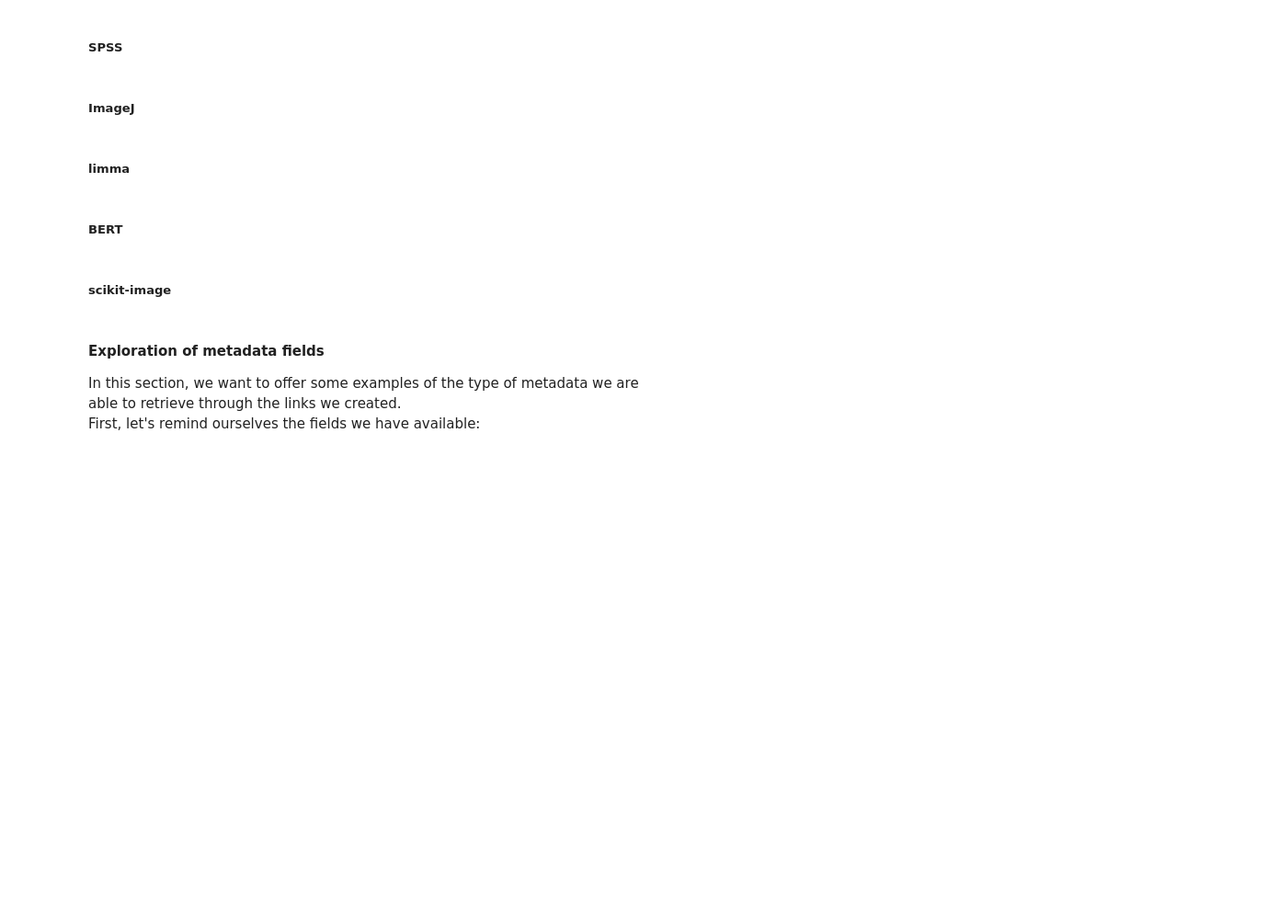
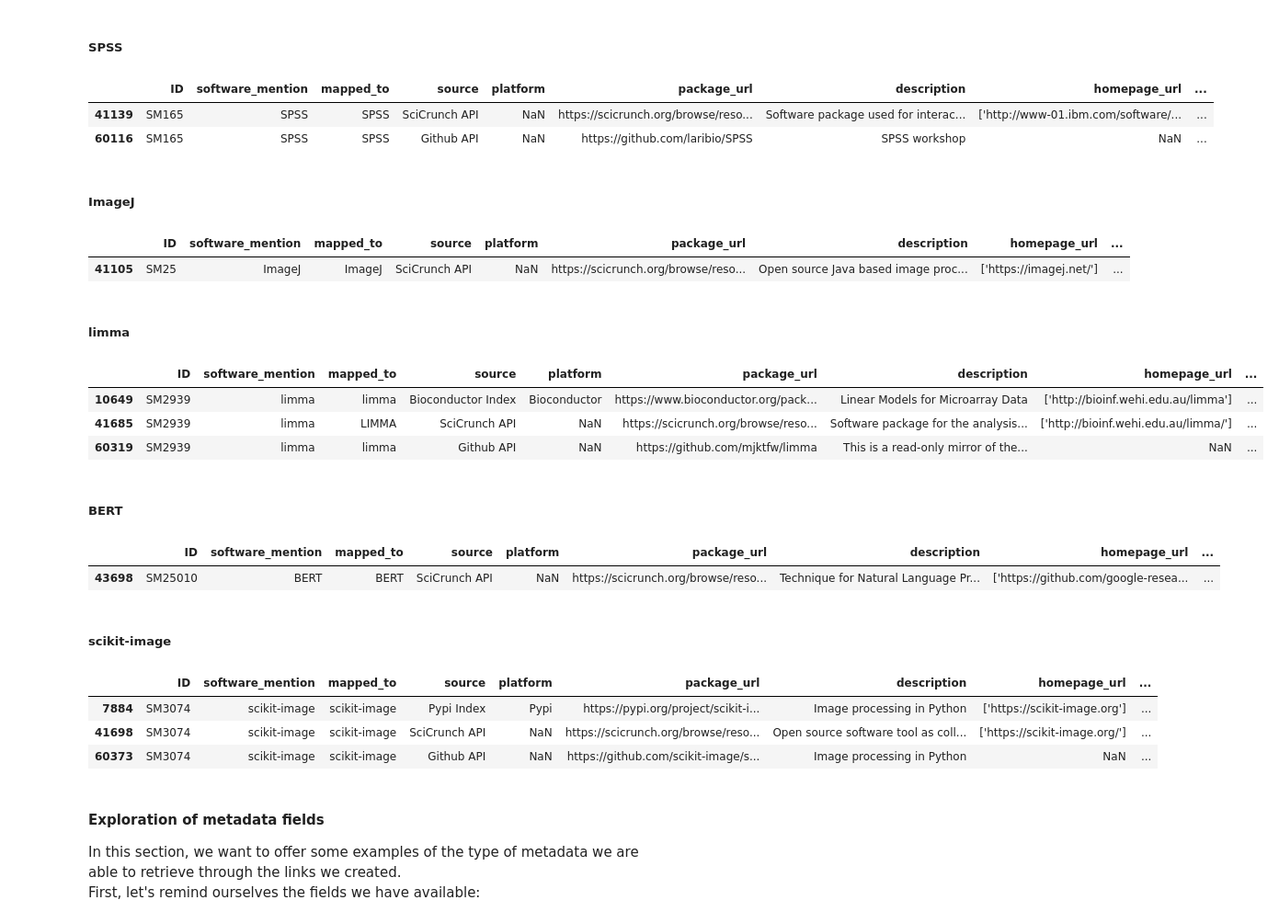
Before and after one commit to chanzuckerberg/software-mentions, a Jupyter notebook: sample_notebooks/Interacting with the dataset.ipynb, the cells around one changed output. Shown at 92% size. Saved outputs shown, nothing was run; the diff lists cells and outputs as text; code cells hidden in the pictures; blank space fills up the shorter version.

Commit message:
Updating Interacting with the Dataset Notebook

```diff
--- a/sample_notebooks/Interacting with the dataset.ipynb
+++ b/sample_notebooks/Interacting with the dataset.ipynb
@@ -560,23 +778,43 @@ linked_df[linked_df['software'] == 'SciPy']
 # %% [markdown]
 ##### SPSS
 # %%
-linked_df[linked_df['software'] == 'SPSS']
+linked_df[linked_df['software_mention'] == 'SPSS']
+# %% [output]
+|  | ID | software_mention | mapped_to | source | platform | package_url | description | homepage_url | ... |
+| 41139 | SM165 | SPSS | SPSS | SciCrunch API | NaN | https://scicrunch.org/browse/reso... | Software package used for interac... | ['http://www-01.ibm.com/software/... | ... |
+| 60116 | SM165 | SPSS | SPSS | Github API | NaN | https://github.com/laribio/SPSS | SPSS workshop | NaN | ... |
 # %% [markdown]
 ##### ImageJ
 # %%
-linked_df[linked_df['software'] == 'ImageJ']
+linked_df[linked_df['software_mention'] == 'ImageJ']
+# %% [output]
+|  | ID | software_mention | mapped_to | source | platform | package_url | description | homepage_url | ... |
+| 41105 | SM25 | ImageJ | ImageJ | SciCrunch API | NaN | https://scicrunch.org/browse/reso... | Open source Java based image proc... | ['https://imagej.net/'] | ... |
 # %% [markdown]
 ##### limma
 # %%
-linked_df[linked_df['software'] == 'limma']
+linked_df[linked_df['software_mention'] == 'limma']
+# %% [output]
+|  | ID | software_mention | mapped_to | source | platform | package_url | description | homepage_url | ... |
+| 10649 | SM2939 | limma | limma | Bioconductor Index | Bioconductor | https://www.bioconductor.org/pack... | Linear Models for Microarray Data | ['http://bioinf.wehi.edu.au/limma'] | ... |
+| 41685 | SM2939 | limma | LIMMA | SciCrunch API | NaN | https://scicrunch.org/browse/reso... | Software package for the analysis... | ['http://bioinf.wehi.edu.au/limma/'] | ... |
+| 60319 | SM2939 | limma | limma | Github API | NaN | https://github.com/mjktfw/limma | This is a read-only mirror of the... | NaN | ... |
 # %% [markdown]
 ##### BERT
 # %%
-linked_df[linked_df['software'] == 'BERT']
+linked_df[linked_df['software_mention'] == 'BERT']
+# %% [output]
+|  | ID | software_mention | mapped_to | source | platform | package_url | description | homepage_url | ... |
+| 43698 | SM25010 | BERT | BERT | SciCrunch API | NaN | https://scicrunch.org/browse/reso... | Technique for Natural Language Pr... | ['https://github.com/google-resea... | ... |
 # %% [markdown]
 ##### scikit-image
 # %%
-linked_df[linked_df['software'] == 'scikit-image']
+linked_df[linked_df['software_mention'] == 'scikit-image']
+# %% [output]
+|  | ID | software_mention | mapped_to | source | platform | package_url | description | homepage_url | ... |
+| 7884 | SM3074 | scikit-image | scikit-image | Pypi Index | Pypi | https://pypi.org/project/scikit-i... | Image processing in Python | ['https://scikit-image.org'] | ... |
+| 41698 | SM3074 | scikit-image | scikit-image | SciCrunch API | NaN | https://scicrunch.org/browse/reso... | Open source software tool as coll... | ['https://scikit-image.org/'] | ... |
+| 60373 | SM3074 | scikit-image | scikit-image | Github API | NaN | https://github.com/scikit-image/s... | Image processing in Python | NaN | ... |
 # %% [markdown]
 <a id='dataset_interaction_linked_metadata_fields'></a>
 #### Exploration of metadata fields
```
Also changed, not shown: parts of 53 cells of this notebook.
